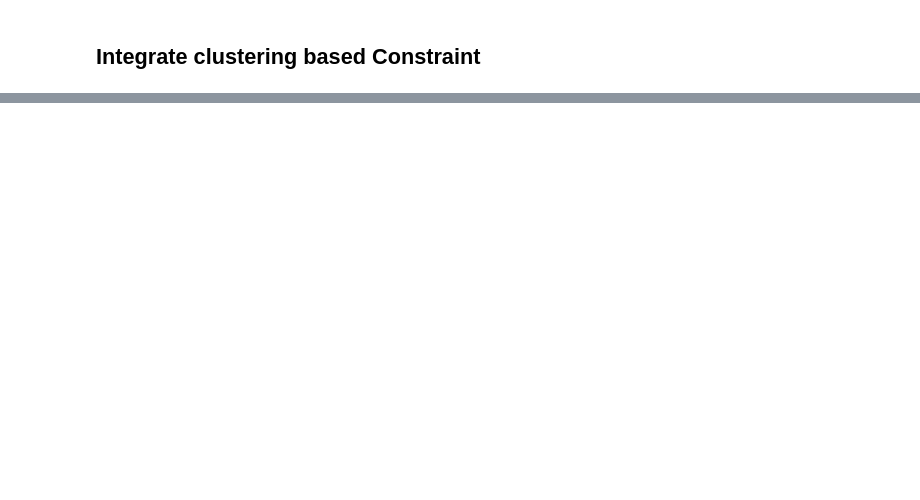
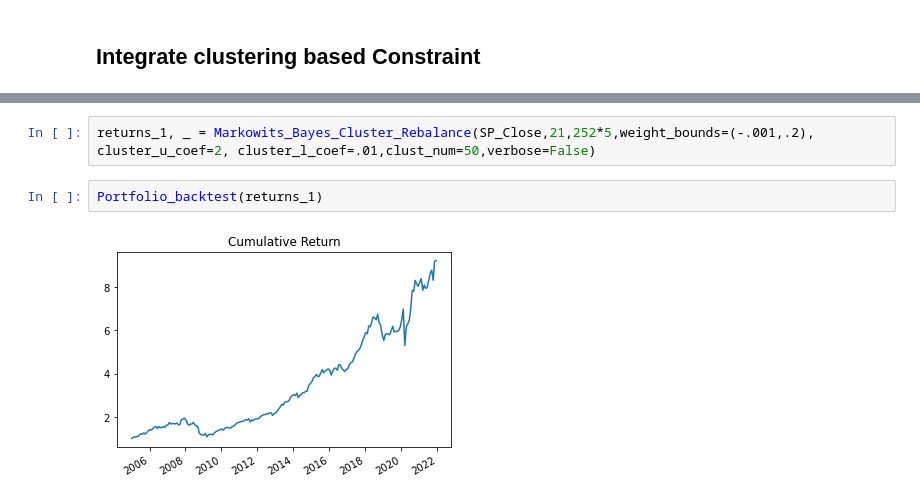
Before and after one commit to thEKurz/Opt_Modeling, a Jupyter notebook: Optimization_Clustering_bayesian_update_EK.ipynb, the cells around one changed output, grey strips where cells are left out. Drawn from its saved outputs; the diff is of its cells as text; blank space fills up the shorter version.

```diff
--- a/Optimization_Clustering_bayesian_update_EK.ipynb
+++ b/Optimization_Clustering_bayesian_update_EK.ipynb
@@ -359,0 +361,6 @@ cluster_num
+# %%
+returns_1, _ = Markowits_Bayes_Cluster_Rebalance(SP_Close,21,252*5,weight_bounds=(-.001,.2), cluster_u_coef=2, cluster_l_coef=.01,clust_num=50,verbose=False)
+# %%
+Portfolio_backtest(returns_1)
+# %% [output]
+[figure, added]
```
Also changed, not shown: parts of 13 cells of this notebook.
